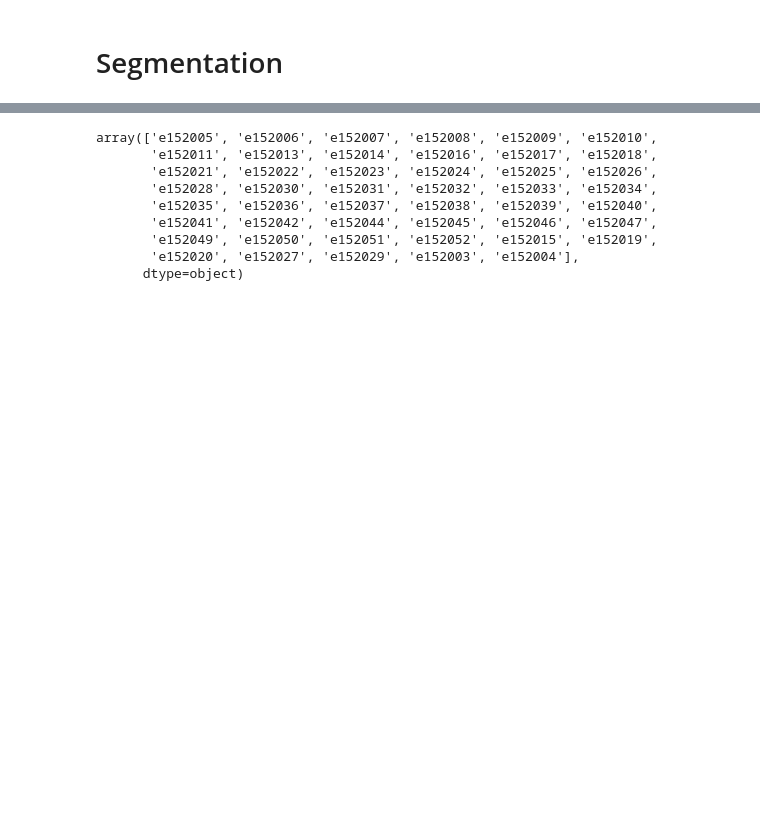
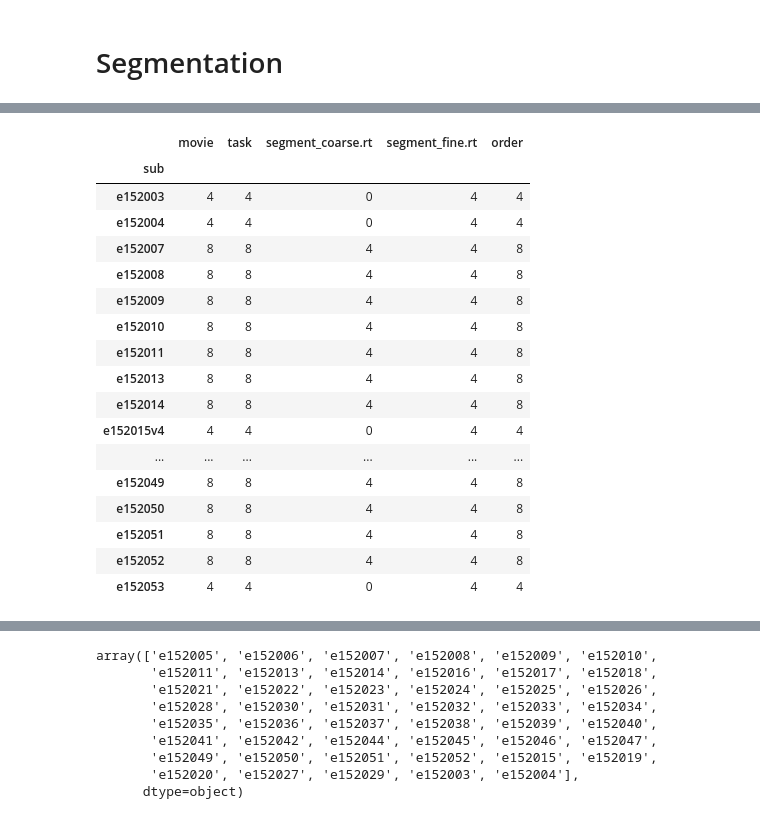
Before and after one commit to NguyenThanhTan/Events152_fMRI_NeuralMechanisms, a Jupyter notebook: Analysis/analyze_session_two.ipynb, the cells around one changed output, grey strips where cells are left out. Saved outputs shown, nothing was run; the diff lists cells and outputs as text; code cells hidden in the pictures; blank space fills up the shorter version.

```diff
--- a/Analysis/analyze_session_two.ipynb
+++ b/Analysis/analyze_session_two.ipynb
@@ -301,0 +375,11 @@ memory_df.to_csv('memory_df.csv')
+# %%
+# Tan 05/03/2023: This list is modified from Sophie's updated the list of participants, which was updated last on July 11.2022
+cf_subjects = ['e152003','e152004','e152007','e152009','e152010','e152014','e152016',
+               'e152018','e152020v2', 'e152022','e152024','e152028v2','e152030','e152032','e152034','e152036','e152037v2','e152038','e152042',
+               'e152045','e152047','e152050','e152052']
+fc_subjects = ['e152008','e152011','e152013','e152015v4', 'e152017','e152019',
+               'e152021','e152023','e152025','e152026v2','e152027v2','e152031','e152033','e152035','e152039','e152040','e152041',
+               'e152044','e152046','e152049','e152051', 'e152053']
+# note that for e153043, fine segmentation is in e152043_exp152_session_2_2022_Apr_11_1247.csv but coarse segmentation is in e152043v2_exp152_session_2_2022_Apr_15_1158.csv. Similar things for e152029 => need workarounds for these participants.
+# Thus, we should expect only 45 participants here.
+len(cf_subjects), len(fc_subjects)
@@ -301,0 +388,16 @@ memory_df.to_csv('memory_df.csv')
+# %%
+def check_in_cf_fc(s2file):
+    sub = os.path.basename(s2file).split('_')[0]
+    if sub in cf_subjects + fc_subjects:
+        return True
+    else:
+        return False
+
+
+# Load recall/recognition output files from PsychoPy:
+s2files = glob(
+    r'C:\Users\nguye\Box\DCL_ARCHIVE\Documents\Events\exp152_fMRIneuralmechanisms\exp152_Session_2\data\e*.csv')
+
+# there are duplicates of the same participant, and we want to use the most updated version only, which is in the cf/fc lists.
+s2files = [s2file for s2file in s2files if check_in_cf_fc(s2file)]
+len(s2files)
@@ -342,0 +441,21 @@ C:\Users\nguye\Box\DCL_ARCHIVE\Documents\Events\exp152_fMRIneuralmechanisms\exp1
+# %%
+segdf.groupby(['sub']).count()
+# %% [output]
+|  | movie | task | segment_coarse.rt | segment_fine.rt | order |
+| sub |  |  |  |  |  |
+| e152003 | 4 | 4 | 0 | 4 | 4 |
+| e152004 | 4 | 4 | 0 | 4 | 4 |
+| e152007 | 8 | 8 | 4 | 4 | 8 |
+| e152008 | 8 | 8 | 4 | 4 | 8 |
+| e152009 | 8 | 8 | 4 | 4 | 8 |
+| e152010 | 8 | 8 | 4 | 4 | 8 |
+| e152011 | 8 | 8 | 4 | 4 | 8 |
+| e152013 | 8 | 8 | 4 | 4 | 8 |
+| e152014 | 8 | 8 | 4 | 4 | 8 |
+| e152015v4 | 4 | 4 | 0 | 4 | 4 |
+| ... | ... | ... | ... | ... | ... |
+| e152049 | 8 | 8 | 4 | 4 | 8 |
+| e152050 | 8 | 8 | 4 | 4 | 8 |
+| e152051 | 8 | 8 | 4 | 4 | 8 |
+| e152052 | 8 | 8 | 4 | 4 | 8 |
+| e152053 | 4 | 4 | 0 | 4 | 4 |
```
Also changed, not shown: parts of 46 cells of this notebook, 1 other file.
